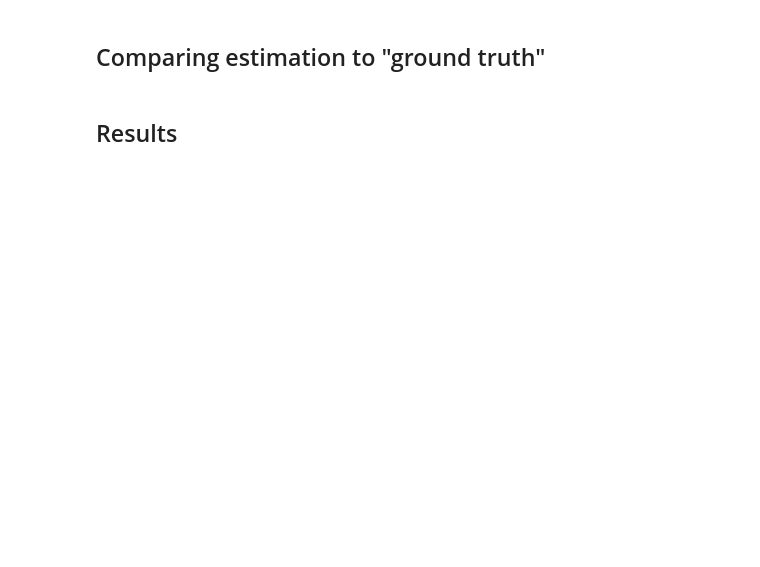
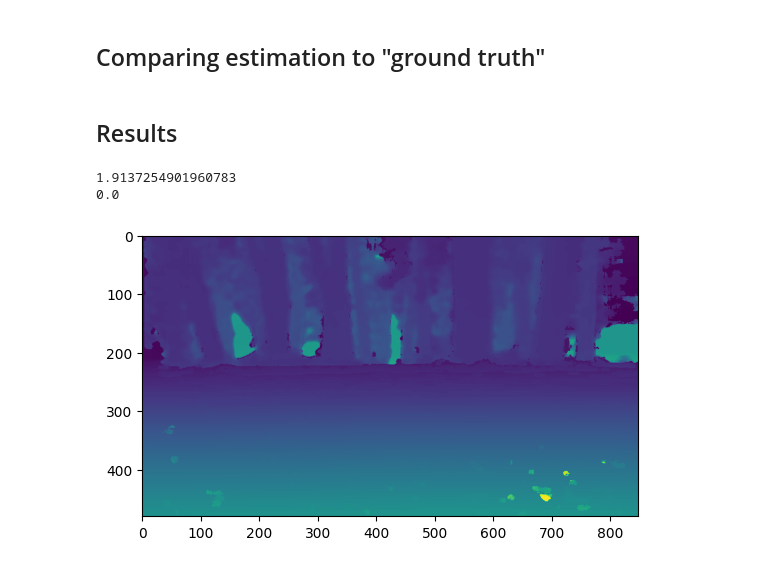
Before and after one commit to rwittmuess/Monocular_Depth_Estimation_Performance, a Jupyter notebook: eval_performance.ipynb, the cells around one changed output. Cells and saved outputs as stored; diff of their text form; code cells hidden in the pictures; blank space fills up the shorter version.

Commit message:
Analyse error histogram

```diff
--- a/eval_performance.ipynb
+++ b/eval_performance.ipynb
@@ -63,2 +57,36 @@ TypeError: Image data of dtype object cannot be converted to float
+# %%
+# img = cv2.imread('output/0-dpt_beit_large_512.png')
+folder = 'output'
+depth_estimate_images = b2d.load_images_from_folder(folder)
+
+# plt.imshow(images[1]) # cmap='gray'
+# plt.show()
+
+### Getting ONE example index for the two extremes of the depth map
+# ind_max = np.unravel_index(np.argmax(images[0], axis=None), images[0].shape)
+# ind_min = np.unravel_index(np.argmin(images[0], axis=None), images[0].shape) # returns (x,y,RBG) with RBG being 3 dims; returns RGB = 0 for grayscale
 # %% [markdown]
 ## Getting "real" depth from Intel Realsense
+# %%
+bag = rosbag.Bag(os.path.join('drone_data', bag_file_name))
+
+depth_data_ros = b2d.getDepthData(bag, '/d455/depth/image_rect_raw')
+
+#print(depth_data_ros[0])
+
+depth_measurement_images = b2d.ros_DEPTH_2numpy(depth_data_ros)
+
+
+max_depth = depth_measurement_images[0].max()
+
+max_depth
+
+### get second largest value
+# flat=depth_measurement_images[0].flatten()
+# flat.sort()
+# uniques = np.unique(flat)
+# second_largest = uniques[-2]
+# second_largest
+
+# plt.imshow(depth_data[1]) # cmap='gray'
+# plt.show()
@@ -65,4 +95,23 @@ TypeError: Image data of dtype object cannot be converted to float
 # %% [markdown]
 ## Comparing estimation to "ground truth"
+# %%
+'''
+We have:
+    - depth_estimate_images         [0-255]
+    - depth_measurement_images      [0-65535] in mm // TODO: really mm? Have to check!
+'''
+
+difference_pic_zero = depth_estimate_images[0]/255 + depth_measurement_images[0]/65535
 # %% [markdown]
 ## Results
+# %%
+print(difference_pic_zero.max())
+print(difference_pic_zero.min())
+# %% [output]
+1.9137254901960783
+0.0
+# %%
+plt.imshow(difference_pic_zero) # cmap='gray'
+plt.show()
+# %% [output]
+[figure, added]
```
Also changed, not shown: parts of 4 cells of this notebook.
